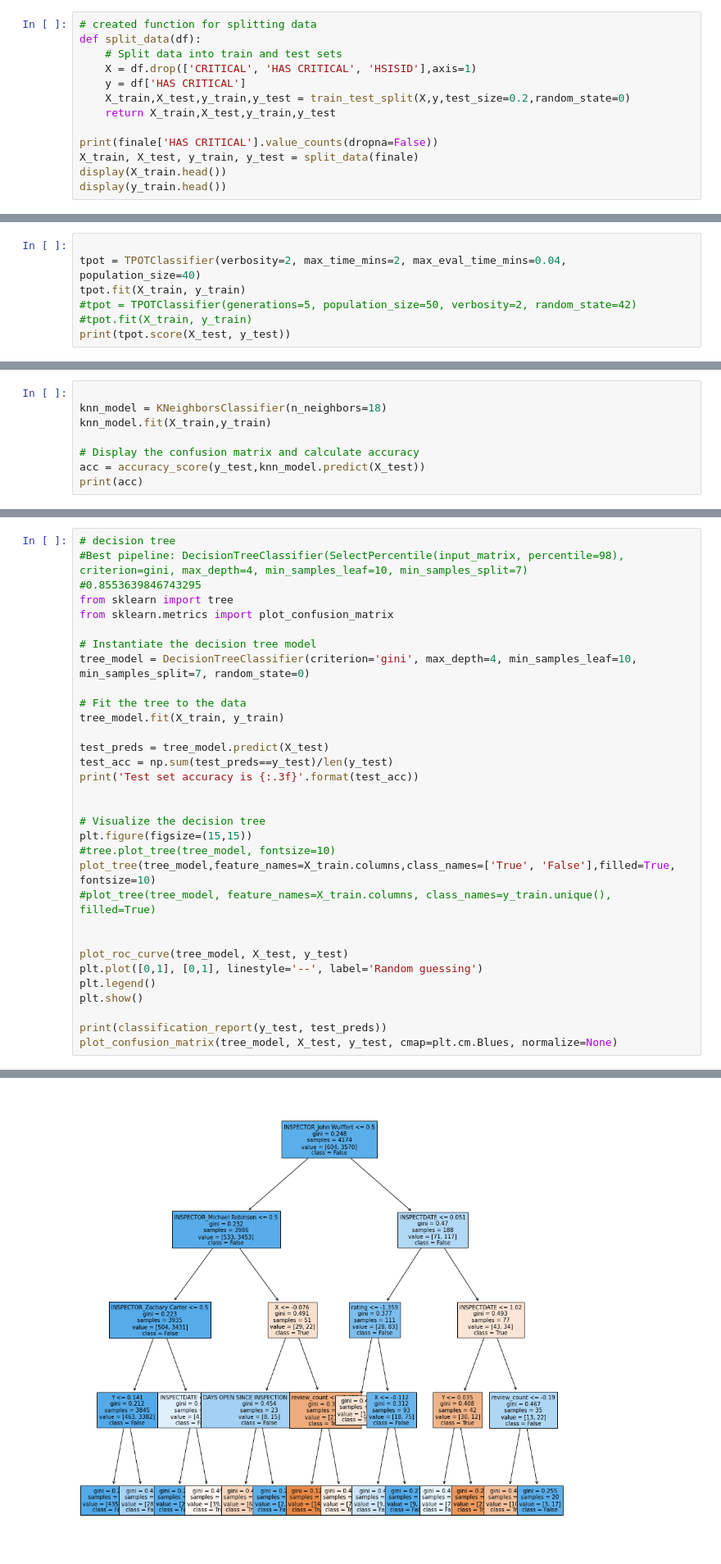
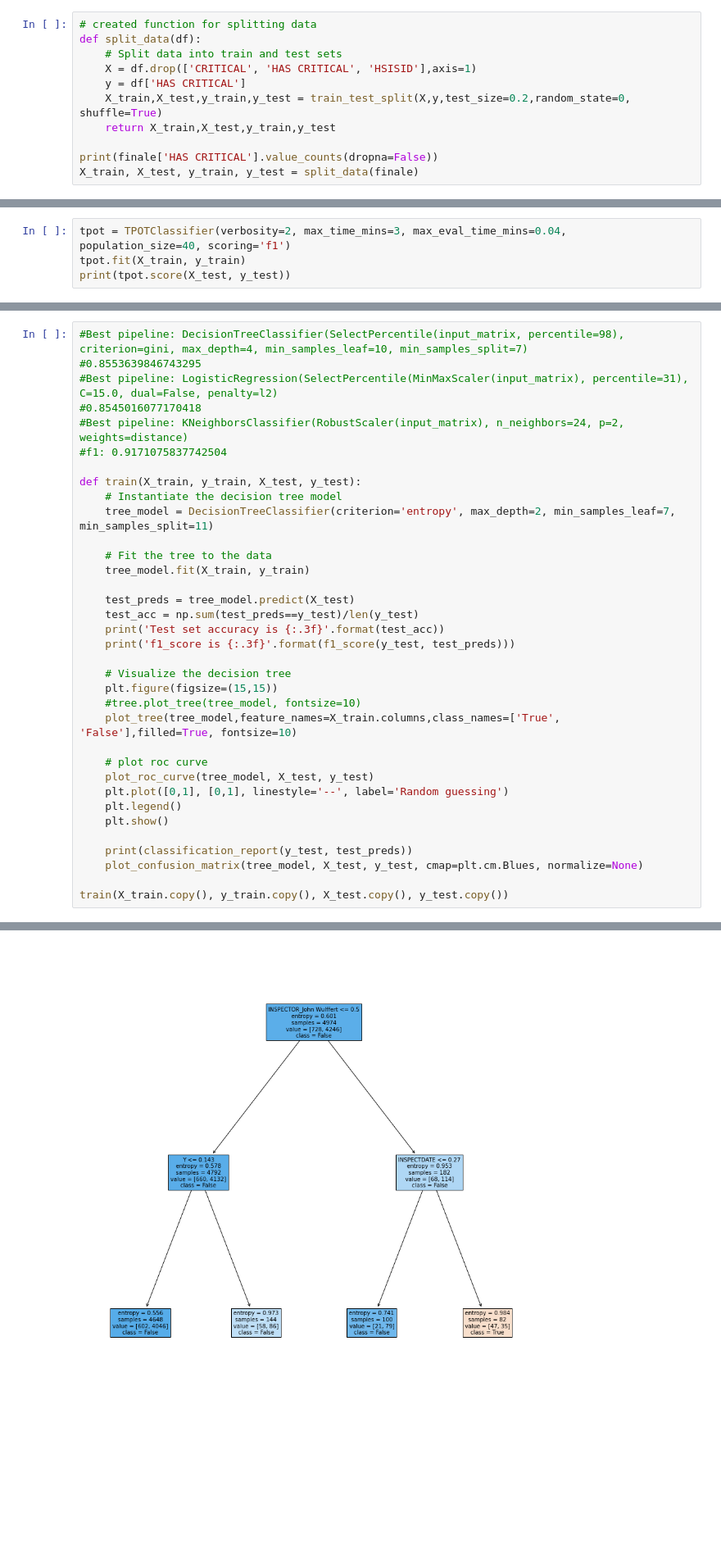
Before and after one commit to shyamal-anadkat/wake-county-food-inspections-analysis, a Jupyter notebook: Wake County -- Restaurant Food Inspections Analysis [AIPI510].ipynb, the cells around one changed output, grey strips where cells are left out. Shown: that part at 82% size. Saved outputs shown, nothing was run; the diff lists cells and outputs as text; blank space fills up the shorter version.

```diff
--- a/Wake County -- Restaurant Food Inspections Analysis [AIPI510].ipynb
+++ b/Wake County -- Restaurant Food Inspections Analysis [AIPI510].ipynb
@@ -355,11 +348,9 @@ def split_data(df):
     # Split data into train and test sets
     X = df.drop(['CRITICAL', 'HAS CRITICAL', 'HSISID'],axis=1)
     y = df['HAS CRITICAL']
-    X_train,X_test,y_train,y_test = train_test_split(X,y,test_size=0.2,random_state=0)
+    X_train,X_test,y_train,y_test = train_test_split(X,y,test_size=0.2,random_state=0, shuffle=True)
     return X_train,X_test,y_train,y_test
 
 print(finale['HAS CRITICAL'].value_counts(dropna=False))
 X_train, X_test, y_train, y_test = split_data(finale)
-display(X_train.head())
-display(y_train.head())
 # %% [output]
@@ -481,9 +475,6 @@ display(X_test.head())
 # %%
-
-tpot = TPOTClassifier(verbosity=2, max_time_mins=2, max_eval_time_mins=0.04, population_size=40)
+tpot = TPOTClassifier(verbosity=2, max_time_mins=3, max_eval_time_mins=0.04, population_size=40, scoring='f1')
 tpot.fit(X_train, y_train)
-#tpot = TPOTClassifier(generations=5, population_size=50, verbosity=2, random_state=42)
-#tpot.fit(X_train, y_train)
 print(tpot.score(X_test, y_test))
 # %% [output]
 Warning: xgboost.XGBClassifier is not available and will not be used by TPOT.
@@ -499,8 +493,0 @@ Best pipeline: DecisionTreeClassifier(SelectPercentile(input_matrix, percentile=
-# %%
-
-knn_model = KNeighborsClassifier(n_neighbors=18)
-knn_model.fit(X_train,y_train)
-
-# Display the confusion matrix and calculate accuracy
-acc = accuracy_score(y_test,knn_model.predict(X_test))
-print(acc)
@@ -509,33 +494,36 @@ print(acc)
 # %%
-# decision tree
 #Best pipeline: DecisionTreeClassifier(SelectPercentile(input_matrix, percentile=98), criterion=gini, max_depth=4, min_samples_leaf=10, min_samples_split=7)
 #0.8553639846743295
-from sklearn import tree
-from sklearn.metrics import plot_confusion_matrix
+#Best pipeline: LogisticRegression(SelectPercentile(MinMaxScaler(input_matrix), percentile=31), C=15.0, dual=False, penalty=l2)
+#0.8545016077170418
+#Best pipeline: KNeighborsClassifier(RobustScaler(input_matrix), n_neighbors=24, p=2, weights=distance)
+#f1: 0.9171075837742504
 
-# Instantiate the decision tree model
-tree_model = DecisionTreeClassifier(criterion='gini', max_depth=4, min_samples_leaf=10,  min_samples_split=7, random_state=0)
+def train(X_train, y_train, X_test, y_test):
+    # Instantiate the decision tree model
+    tree_model = DecisionTreeClassifier(criterion='entropy', max_depth=2, min_samples_leaf=7, min_samples_split=11)
 
-# Fit the tree to the data
-tree_model.fit(X_train, y_train)
+    # Fit the tree to the data
+    tree_model.fit(X_train, y_train)
 
-test_preds = tree_model.predict(X_test)
-test_acc = np.sum(test_preds==y_test)/len(y_test)
-print('Test set accuracy is {:.3f}'.format(test_acc))
+    test_preds = tree_model.predict(X_test)
+    test_acc = np.sum(test_preds==y_test)/len(y_test)
+    print('Test set accuracy is {:.3f}'.format(test_acc))
+    print('f1_score is {:.3f}'.format(f1_score(y_test, test_preds)))
 
+    # Visualize the decision tree
+    plt.figure(figsize=(15,15))
+    #tree.plot_tree(tree_model, fontsize=10)
+    plot_tree(tree_model,feature_names=X_train.columns,class_names=['True', 'False'],filled=True, fontsize=10)
 
-# Visualize the decision tree
-plt.figure(figsize=(15,15))
-#tree.plot_tree(tree_model, fontsize=10)
-plot_tree(tree_model,feature_names=X_train.columns,class_names=['True', 'False'],filled=True, fontsize=10)
-#plot_tree(tree_model, feature_names=X_train.columns, class_names=y_train.unique(), filled=True)
+    # plot roc curve
+    plot_roc_curve(tree_model, X_test, y_test)
+    plt.plot([0,1], [0,1], linestyle='--', label='Random guessing')
+    plt.legend()
+    plt.show()
 
+    print(classification_report(y_test, test_preds))
+    plot_confusion_matrix(tree_model, X_test, y_test, cmap=plt.cm.Blues, normalize=None)
 
-plot_roc_curve(tree_model, X_test, y_test)
-plt.plot([0,1], [0,1], linestyle='--', label='Random guessing')
-plt.legend()
-plt.show()
-
-print(classification_report(y_test, test_preds))
-plot_confusion_matrix(tree_model, X_test, y_test, cmap=plt.cm.Blues, normalize=None)
+train(X_train.copy(), y_train.copy(), X_test.copy(), y_test.copy())
 # %% [output]
@@ -543 +532 @@ Test set accuracy is 0.855
-[figure, old version]
+[figure, new version]
```
Also changed, not shown: parts of 14 cells of this notebook.
